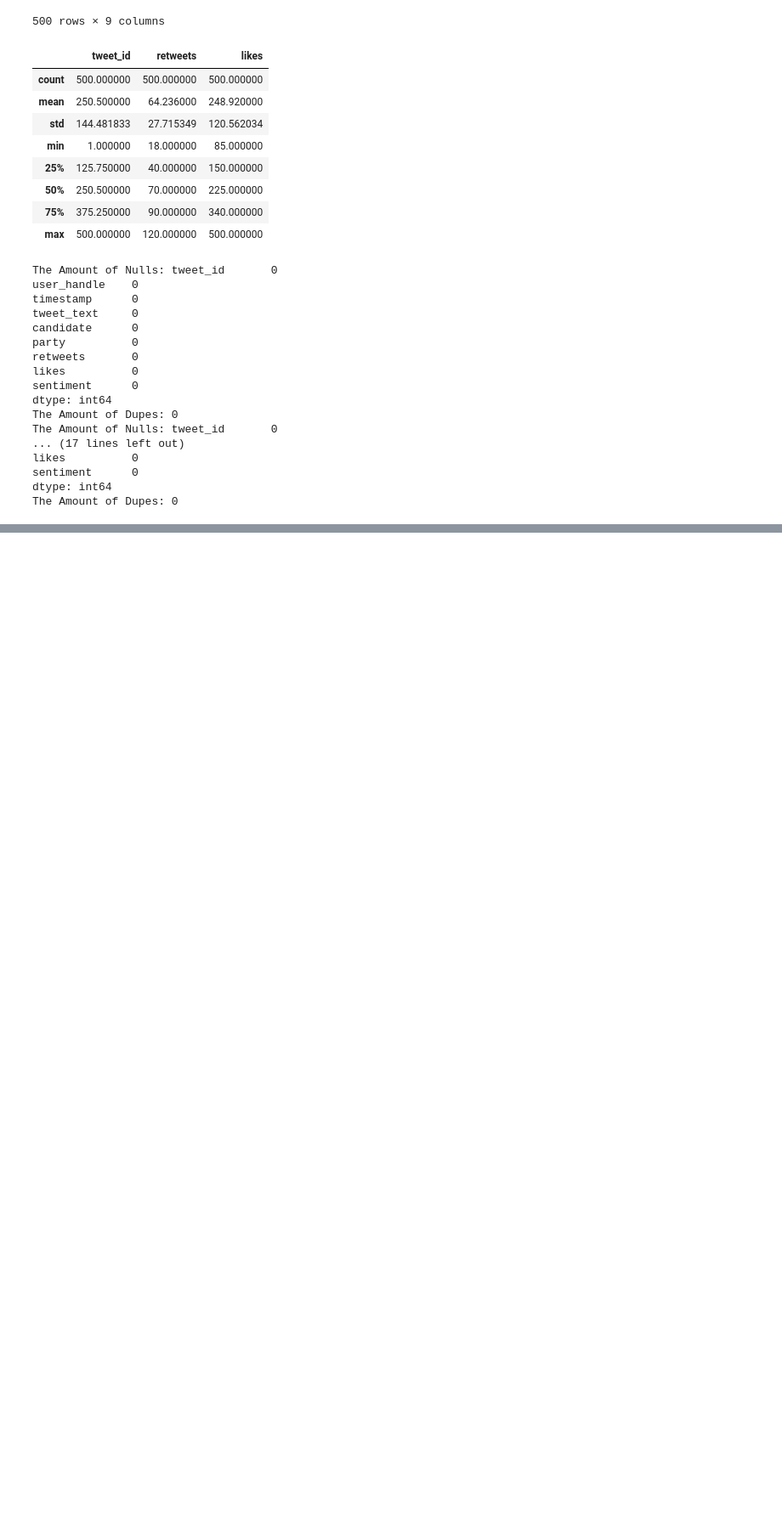
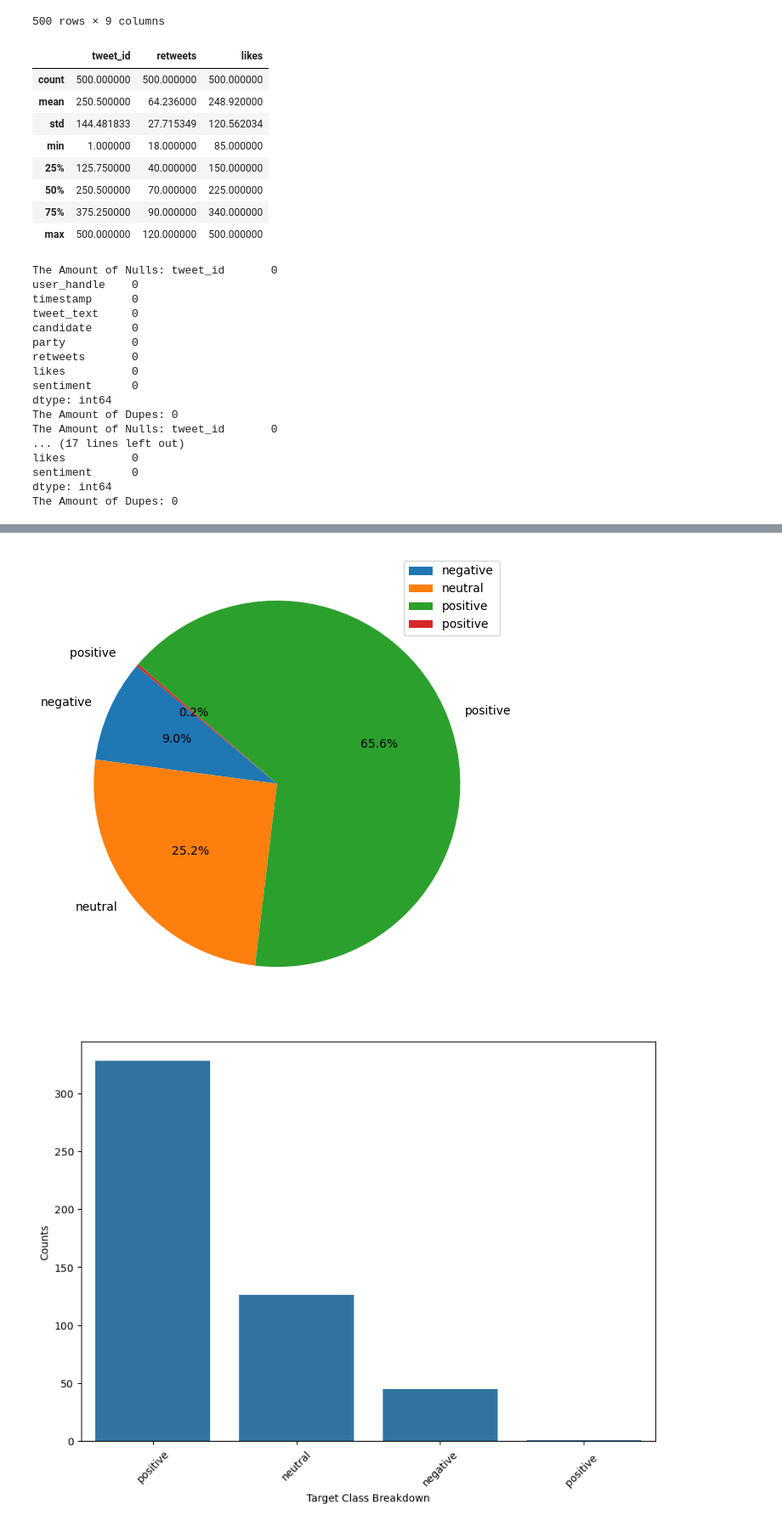
Before and after one commit to MaukanMir/Election-Sentiment-Analysis, a Jupyter notebook: training.ipynb, the cells around one changed output, grey strips where cells are left out. Shown at 85% size. Saved outputs shown, nothing was run; the diff lists cells and outputs as text; code cells hidden in the pictures; blank space fills up the shorter version.

```diff
--- a/training.ipynb
+++ b/training.ipynb
@@ -161,0 +167,5 @@ The Amount of Dupes: 0
+# %%
+check_class_imbalance(train["sentiment"])
+# %% [output]
+[figure, added]
+[figure, added]
```
Also changed, not shown: parts of 6 cells of this notebook.
